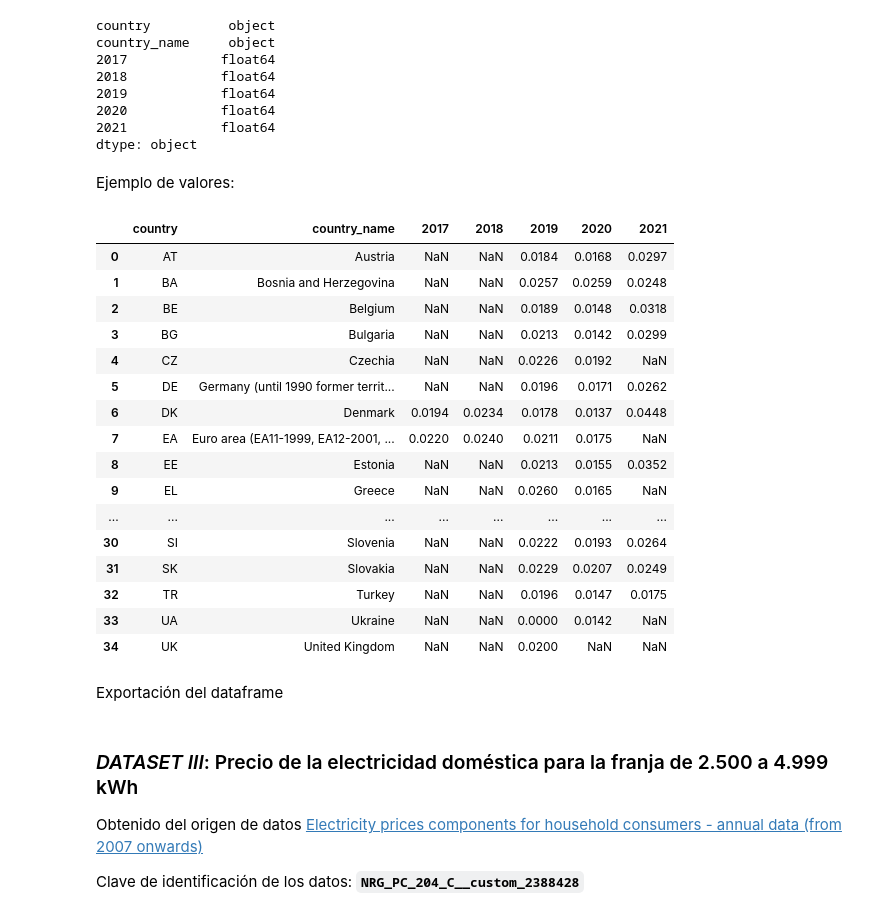
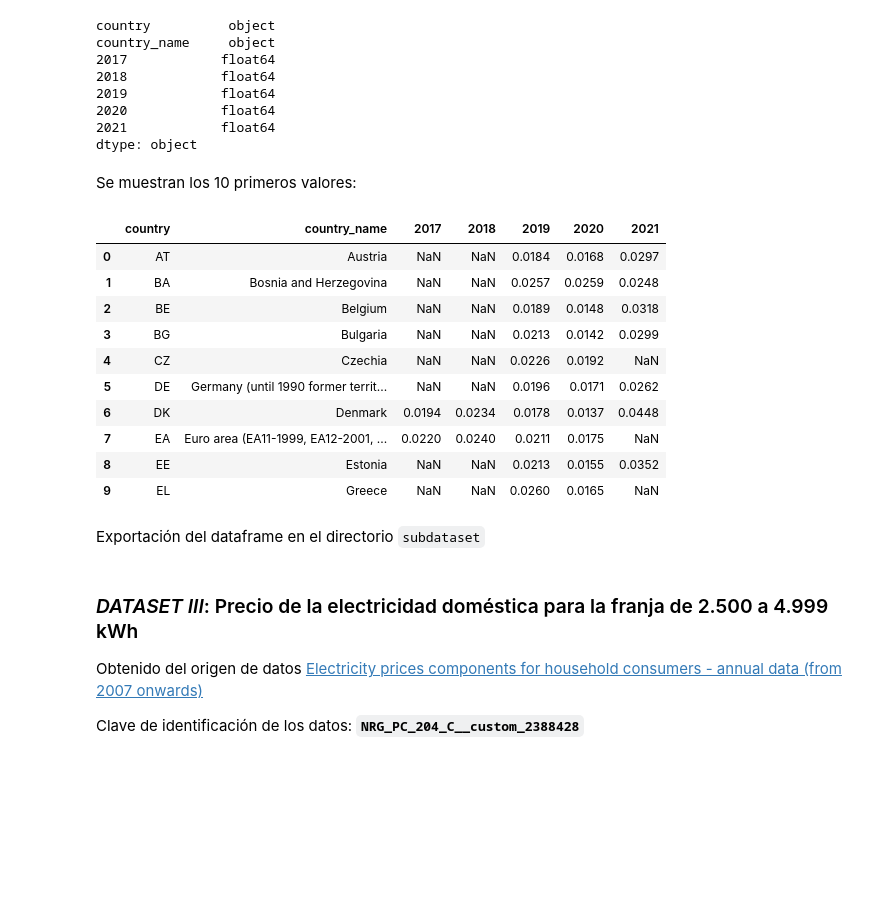
Before and after one commit to tipologia-datos-UOC-pract-jonas-miguel/pract-1, a Jupyter notebook: notebook/pract-1.ipynb, the cells around one changed output. Cells and saved outputs as stored; diff of their text form; code cells hidden in the pictures; blank space fills up the shorter version.

```diff
--- a/notebook/pract-1.ipynb
+++ b/notebook/pract-1.ipynb
@@ -225,29 +221,23 @@ country_name     object
 2021            float64
 dtype: object
 # %% [markdown]
-Ejemplo de valores:
+Se muestran los 10 primeros valores:
 # %%
-data_gas_prices_no_household_consumers
+data_gas_prices_no_household_consumers.head( 10 )
 # %% [output]
 |  | country | country_name | 2017 | 2018 | 2019 | 2020 | 2021 |
 | 0 | AT | Austria | NaN | NaN | 0.0184 | 0.0168 | 0.0297 |
 | 1 | BA | Bosnia and Herzegovina | NaN | NaN | 0.0257 | 0.0259 | 0.0248 |
 | 2 | BE | Belgium | NaN | NaN | 0.0189 | 0.0148 | 0.0318 |
 | 3 | BG | Bulgaria | NaN | NaN | 0.0213 | 0.0142 | 0.0299 |
 | 4 | CZ | Czechia | NaN | NaN | 0.0226 | 0.0192 | NaN |
 | 5 | DE | Germany (until 1990 former territ... | NaN | NaN | 0.0196 | 0.0171 | 0.0262 |
 | 6 | DK | Denmark | 0.0194 | 0.0234 | 0.0178 | 0.0137 | 0.0448 |
 | 7 | EA | Euro area (EA11-1999, EA12-2001, ... | 0.0220 | 0.0240 | 0.0211 | 0.0175 | NaN |
 | 8 | EE | Estonia | NaN | NaN | 0.0213 | 0.0155 | 0.0352 |
 | 9 | EL | Greece | NaN | NaN | 0.0260 | 0.0165 | NaN |
-| ... | ... | ... | ... | ... | ... | ... | ... |
-| 30 | SI | Slovenia | NaN | NaN | 0.0222 | 0.0193 | 0.0264 |
-| 31 | SK | Slovakia | NaN | NaN | 0.0229 | 0.0207 | 0.0249 |
-| 32 | TR | Turkey | NaN | NaN | 0.0196 | 0.0147 | 0.0175 |
-| 33 | UA | Ukraine | NaN | NaN | 0.0000 | 0.0142 | NaN |
-| 34 | UK | United Kingdom | NaN | NaN | 0.0200 | NaN | NaN |
 # %% [markdown]
-Exportación del dataframe
+Exportación del dataframe en el directorio `subdataset`
 # %%
 export_dataframe(
     df = data_gas_prices_no_household_consumers,
```
Also changed, not shown: parts of 78 cells of this notebook, 6 other files.
